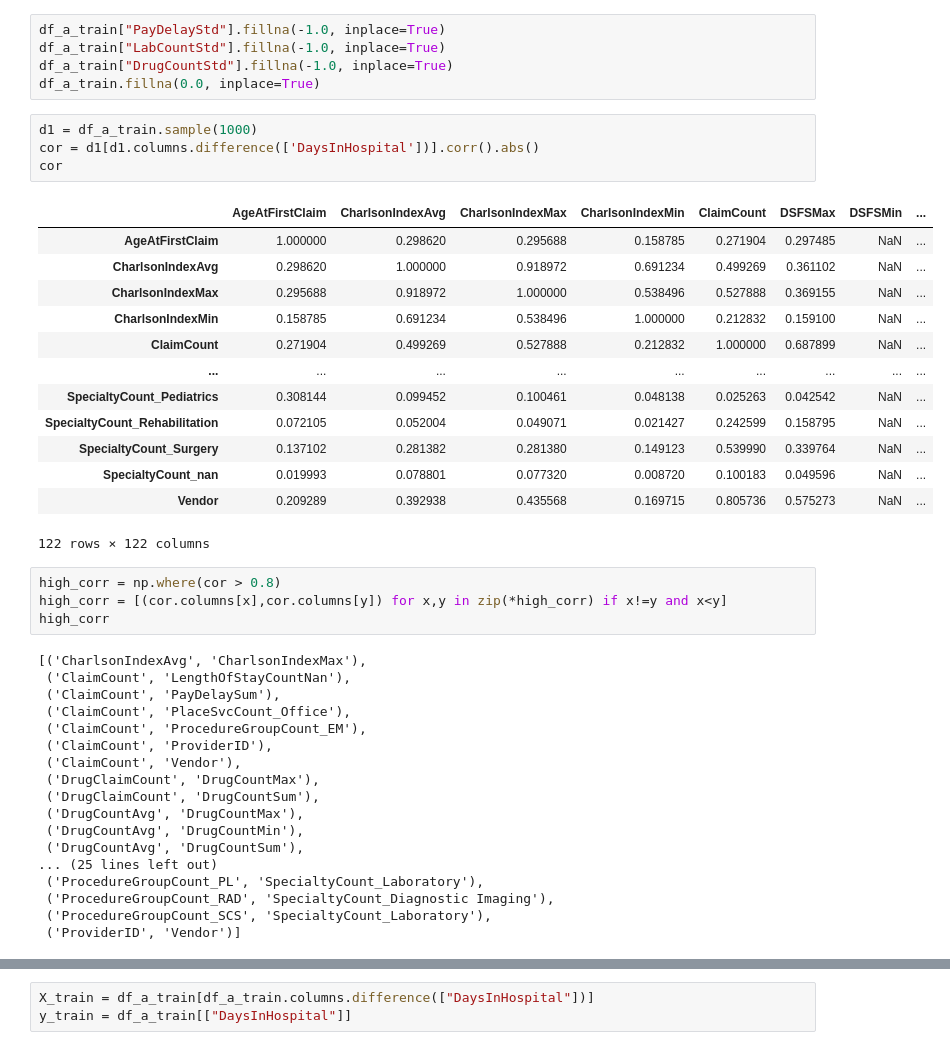
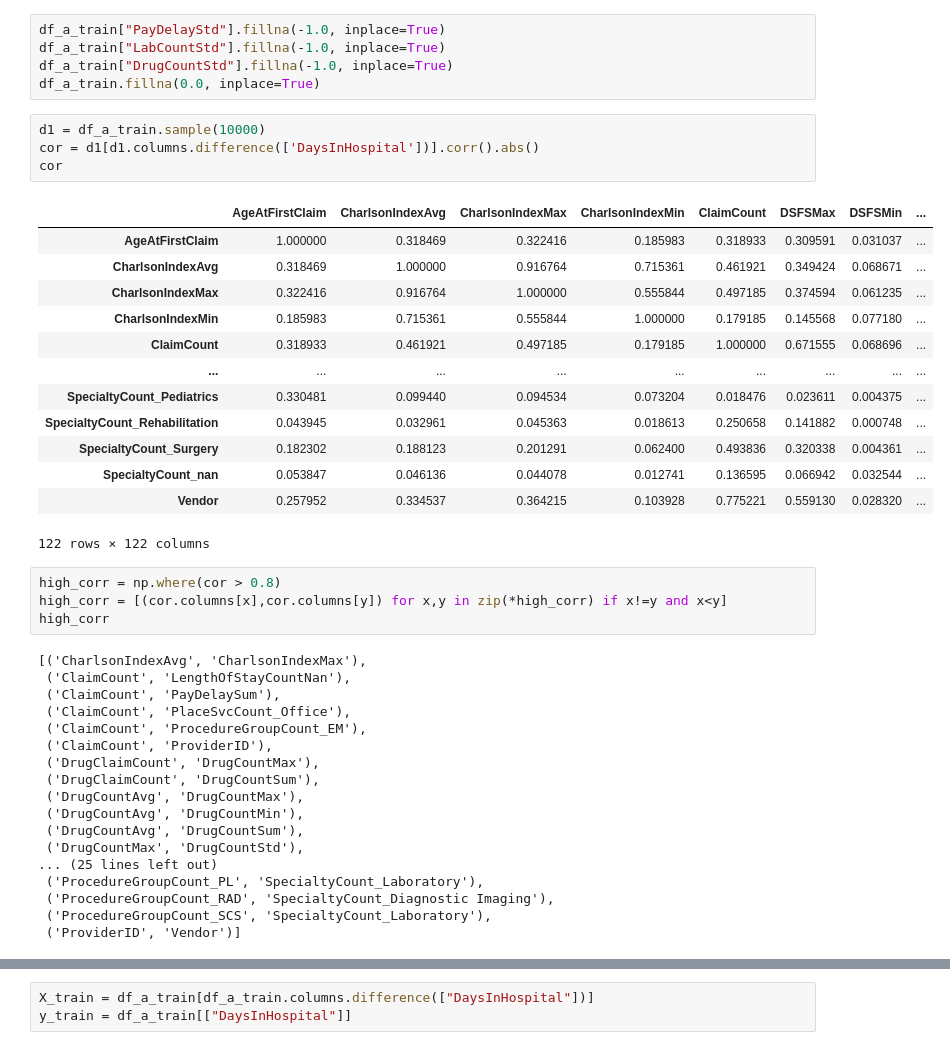
Before and after one commit to chidokun/heritage-health-prize, a Jupyter notebook: 03-feature-selection.ipynb, the cells around one changed output, grey strips where cells are left out. Cells and saved outputs as stored; diff of their text form.

```diff
--- a/03-feature-selection.ipynb
+++ b/03-feature-selection.ipynb
@@ -142,22 +158,22 @@ df_a_train["LabCountStd"].fillna(-1.0, inplace=True)
 df_a_train["DrugCountStd"].fillna(-1.0, inplace=True)
 df_a_train.fillna(0.0, inplace=True)
 # %%
-d1 = df_a_train.sample(1000)
+d1 = df_a_train.sample(10000)
 cor = d1[d1.columns.difference(['DaysInHospital'])].corr().abs()
 cor
 # %% [output]
 |  | AgeAtFirstClaim | CharlsonIndexAvg | CharlsonIndexMax | CharlsonIndexMin | ClaimCount | DSFSMax | DSFSMin | ... |
-| AgeAtFirstClaim | 1.000000 | 0.298620 | 0.295688 | 0.158785 | 0.271904 | 0.297485 | NaN | ... |
-| CharlsonIndexAvg | 0.298620 | 1.000000 | 0.918972 | 0.691234 | 0.499269 | 0.361102 | NaN | ... |
-| CharlsonIndexMax | 0.295688 | 0.918972 | 1.000000 | 0.538496 | 0.527888 | 0.369155 | NaN | ... |
-| CharlsonIndexMin | 0.158785 | 0.691234 | 0.538496 | 1.000000 | 0.212832 | 0.159100 | NaN | ... |
-| ClaimCount | 0.271904 | 0.499269 | 0.527888 | 0.212832 | 1.000000 | 0.687899 | NaN | ... |
+| AgeAtFirstClaim | 1.000000 | 0.318469 | 0.322416 | 0.185983 | 0.318933 | 0.309591 | 0.031037 | ... |
+| CharlsonIndexAvg | 0.318469 | 1.000000 | 0.916764 | 0.715361 | 0.461921 | 0.349424 | 0.068671 | ... |
+| CharlsonIndexMax | 0.322416 | 0.916764 | 1.000000 | 0.555844 | 0.497185 | 0.374594 | 0.061235 | ... |
+| CharlsonIndexMin | 0.185983 | 0.715361 | 0.555844 | 1.000000 | 0.179185 | 0.145568 | 0.077180 | ... |
+| ClaimCount | 0.318933 | 0.461921 | 0.497185 | 0.179185 | 1.000000 | 0.671555 | 0.068696 | ... |
 | ... | ... | ... | ... | ... | ... | ... | ... | ... |
-| SpecialtyCount_Pediatrics | 0.308144 | 0.099452 | 0.100461 | 0.048138 | 0.025263 | 0.042542 | NaN | ... |
-| SpecialtyCount_Rehabilitation | 0.072105 | 0.052004 | 0.049071 | 0.021427 | 0.242599 | 0.158795 | NaN | ... |
-| SpecialtyCount_Surgery | 0.137102 | 0.281382 | 0.281380 | 0.149123 | 0.539990 | 0.339764 | NaN | ... |
-| SpecialtyCount_nan | 0.019993 | 0.078801 | 0.077320 | 0.008720 | 0.100183 | 0.049596 | NaN | ... |
-| Vendor | 0.209289 | 0.392938 | 0.435568 | 0.169715 | 0.805736 | 0.575273 | NaN | ... |
+| SpecialtyCount_Pediatrics | 0.330481 | 0.099440 | 0.094534 | 0.073204 | 0.018476 | 0.023611 | 0.004375 | ... |
+| SpecialtyCount_Rehabilitation | 0.043945 | 0.032961 | 0.045363 | 0.018613 | 0.250658 | 0.141882 | 0.000748 | ... |
+| SpecialtyCount_Surgery | 0.182302 | 0.188123 | 0.201291 | 0.062400 | 0.493836 | 0.320338 | 0.004361 | ... |
+| SpecialtyCount_nan | 0.053847 | 0.046136 | 0.044078 | 0.012741 | 0.136595 | 0.066942 | 0.032544 | ... |
+| Vendor | 0.257952 | 0.334537 | 0.364215 | 0.103928 | 0.775221 | 0.559130 | 0.028320 | ... |
 122 rows × 122 columns
 # %%
 high_corr = np.where(cor > 0.8)
@@ -170,12 +186,12 @@ high_corr
  ('ClaimCount', 'PlaceSvcCount_Office'),
  ('ClaimCount', 'ProcedureGroupCount_EM'),
  ('ClaimCount', 'ProviderID'),
- ('ClaimCount', 'Vendor'),
  ('DrugClaimCount', 'DrugCountMax'),
  ('DrugClaimCount', 'DrugCountSum'),
  ('DrugCountAvg', 'DrugCountMax'),
  ('DrugCountAvg', 'DrugCountMin'),
  ('DrugCountAvg', 'DrugCountSum'),
+ ('DrugCountMax', 'DrugCountStd'),
 ... (25 lines left out)
  ('ProcedureGroupCount_PL', 'SpecialtyCount_Laboratory'),
  ('ProcedureGroupCount_RAD', 'SpecialtyCount_Diagnostic Imaging'),
```
Also changed, not shown: parts of 19 cells of this notebook, 19 other files.
